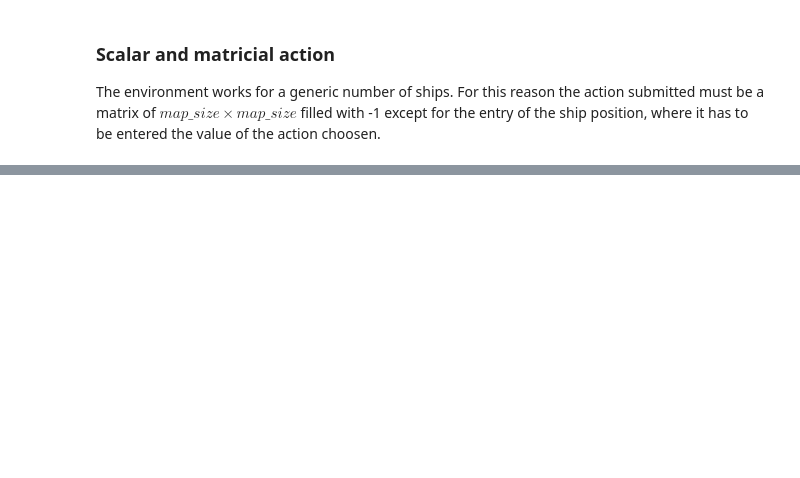
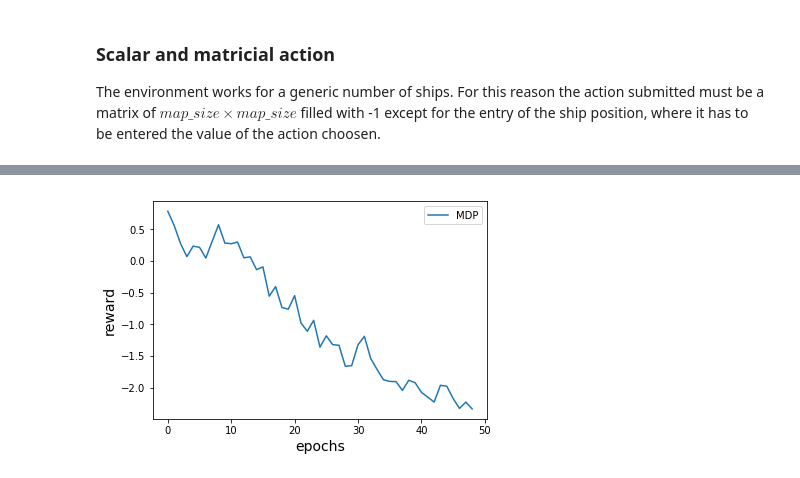
Before and after one commit to mango915/haliteRL, a Jupyter notebook: One_Ship_Tabular_Method.ipynb, the cells around one changed output, grey strips where cells are left out. Cells and saved outputs as stored; diff of their text form; code cells hidden in the pictures; blank space fills up the shorter version.

Commit message:
Reward adjustments

```diff
--- a/One_Ship_Tabular_Method.ipynb
+++ b/One_Ship_Tabular_Method.ipynb
@@ -490,6 +481,6 @@ print("Total number of states to be experienced: ", n_states)
 # Learning parameters
 #@@@@@@@@@@@@@@@@@@@@
 n_batch = 100 # number of episodes in an epoch
-max_epochs = 1000 # max number of epochs played before stopping
+max_epochs = 500 # max number of epochs played before stopping (500 ~ 7.3 hours of training)
 discount_factor = 1 - 1/tot_turns #train ships as if each turn has a probability of 1/tot_turns of ending the game
-STD_REWARD = -0.1
+STD_REWARD = -0.01
@@ -498,7 +491,9 @@ STD_REWARD = -0.1
 # Learning variables
 #@@@@@@@@@@@@@@@@@@@
 q_values = np.zeros((n_states,n_actions)) #initialize to zero
+#q_values = np.load("Q_values.npy") # or re-use the one already trained
 reward_score = np.zeros(max_epochs)
+halite_score = np.zeros(max_epochs)
 epochs = 0
 
 from tqdm import tnrange
@@ -509,11 +504,12 @@ for k in tnrange(max_epochs):
     #@@@@@@@@@@@@@@@@@@@@@@
     epochs = epochs + 1
     reward_progress = np.zeros(n_batch) # bunch of 100 episodes
+    halite_progress = np.zeros(n_batch) # bunch of 100 episodes
     eps = 0.5 # starting value of epsilon
     # generate an adaptive epsilon greedy algorithm, calibrated in order to have epsilon = 10^-4 at the last epoch
-    epsilons = np.array(list(map(lambda i : eps*np.exp(-i*3*np.log(10)/max_epochs), np.arange(0,max_epochs+1))))
+    epsilons = np.array(list(map(lambda i : eps*np.exp(-i*2*np.log(10)/max_epochs), np.arange(0,max_epochs+1))))
 
-    for i in tnrange(n_batch):
+    for i in range(n_batch):
         #@@@@@@@@@@@@@@@@@@@@@@@@
         # here starts an episode
         #@@@@@@@@@@@@@@@@@@@@@@@@
@@ -546,11 +542,7 @@ for k in tnrange(max_epochs):
             #print("New halite: ", new_halite)
             # compute the 1--ship reward as the halite increment of the player divided by the max halite
             # plus a standard negative reward
-            if new_halite == current_halite:
-                r = STD_REWARD
-            else:
-                #print('Halite deposited: ', new_halite - current_halite)
-                r =  (new_halite - current_halite)/1000
+            r = (new_halite - current_halite)/1000 + STD_REWARD
             #print("Reward obtained: ", r)
             sp_enc = encode_state(state, map_size = map_size, h_lev = h_lev, n_actions = n_actions, debug=False)
             reward = reward + r # cumulative reward of the episode, obsolete
@@ -567,13 +559,16 @@ for k in tnrange(max_epochs):
             if (finish == True) or (steps >= 400):
                 #print("End episode.")
                 reward_progress[i] = reward
+                halite_progress[i] = current_halite - 4000
                 break
         #break # play just 1 episode
 
     #break # play just 1 epoch
 
-    print("Average reward per episode in epoch %d: "%epochs, reward_progress.mean())
+    print("Average reward per episode in epoch %d: %.3f"%(epochs, reward_progress.mean()))
+    print("Average halite collected per episode in epoch %d: %.3f"%(epochs,halite_progress.mean()))
     reward_score[epochs-1] = reward_progress.mean()
+    halite_score[epochs-1] = halite_progress.mean()
 
     if epochs >= max_epochs:
         print("Hey, I think you've had enough! Let's stop here.")
@@ -594,0 +597,8 @@ Average reward per episode in epoch 5:  0.7274200000000012
+# %%
+plt.plot(reward_score[:epochs-1], label = 'MDP')
+plt.xlabel("epochs", fontsize = 14)
+plt.ylabel("reward", fontsize = 14)
+plt.legend()
+plt.show()
+# %% [output]
+[figure, added]
```
Also changed, not shown: parts of 13 cells of this notebook.
